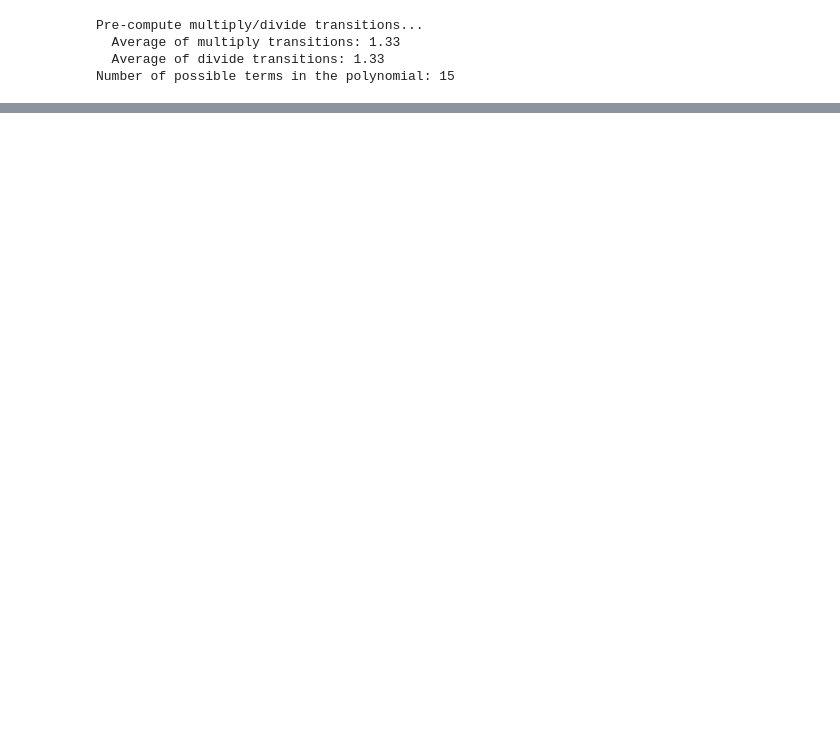
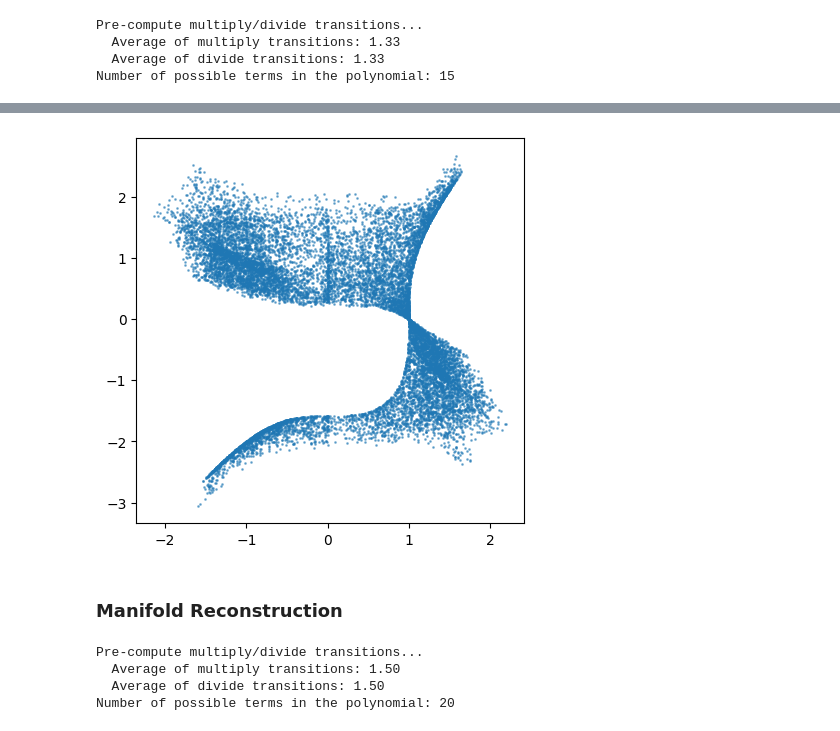
Before and after one commit to BastD/ASMC-SymReg-3dSugra, a Jupyter notebook: ASMC_tutorial.ipynb, the cells around one changed output, grey strips where cells are left out. Saved outputs shown, nothing was run; the diff lists cells and outputs as text; code cells hidden in the pictures; blank space fills up the shorter version.

```diff
--- a/ASMC_tutorial.ipynb
+++ b/ASMC_tutorial.ipynb
@@ -201,0 +301,34 @@ $\displaystyle x_{1} x_{2} \left(1.0 x_{1}^{2} + x_{2}^{2} - 1.0\right)$
+# %%
+# Filtering trivial solution
+data_higher = x_3d.numpy()
+
+mask = np.linalg.norm(data_higher, axis=1) > 1e-2
+data_higher = data_higher[mask]
+
+plt.figure(figsize=(5,5))
+plt.scatter(data_higher[:,0], data_higher[:,1], s=1, alpha=0.5)
+plt.show()
+# %% [output]
+[figure, added]
+# %% [markdown]
+### Manifold Reconstruction
+# %%
+sampler_cubic = SparsePolynomialSampler(
+    data_x=data_higher,
+    max_degree=3,
+    num_vars=3,
+    max_num_monomials=4,
+    prob_add= lambda i,n_iter: 0.05,
+    prob_remove= lambda i,n_iter: 0.05,
+    prob_modify= lambda i,n_iter: 0.3,
+    prob_multiply= lambda i,n_iter: 0.3,
+    prob_divide= lambda i,n_iter: 0.3,
+    regularisation_factor=1e3,
+    sigma_proposal = lambda i,n_iter: 0.1,
+    random_seed=1
+    )
+# %% [output]
+Pre-compute multiply/divide transitions...
+  Average of multiply transitions: 1.50
+  Average of divide transitions: 1.50
+Number of possible terms in the polynomial: 20
```
Also changed, not shown: parts of 22 cells of this notebook.
